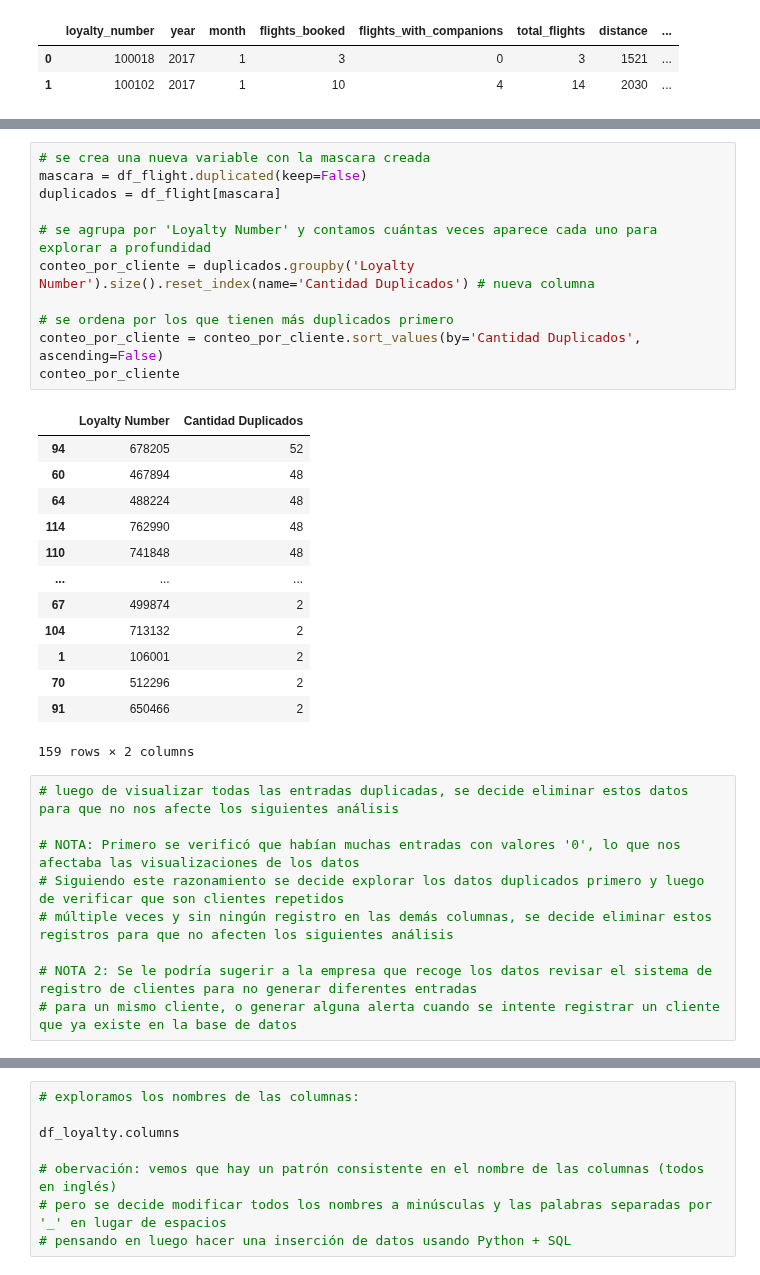
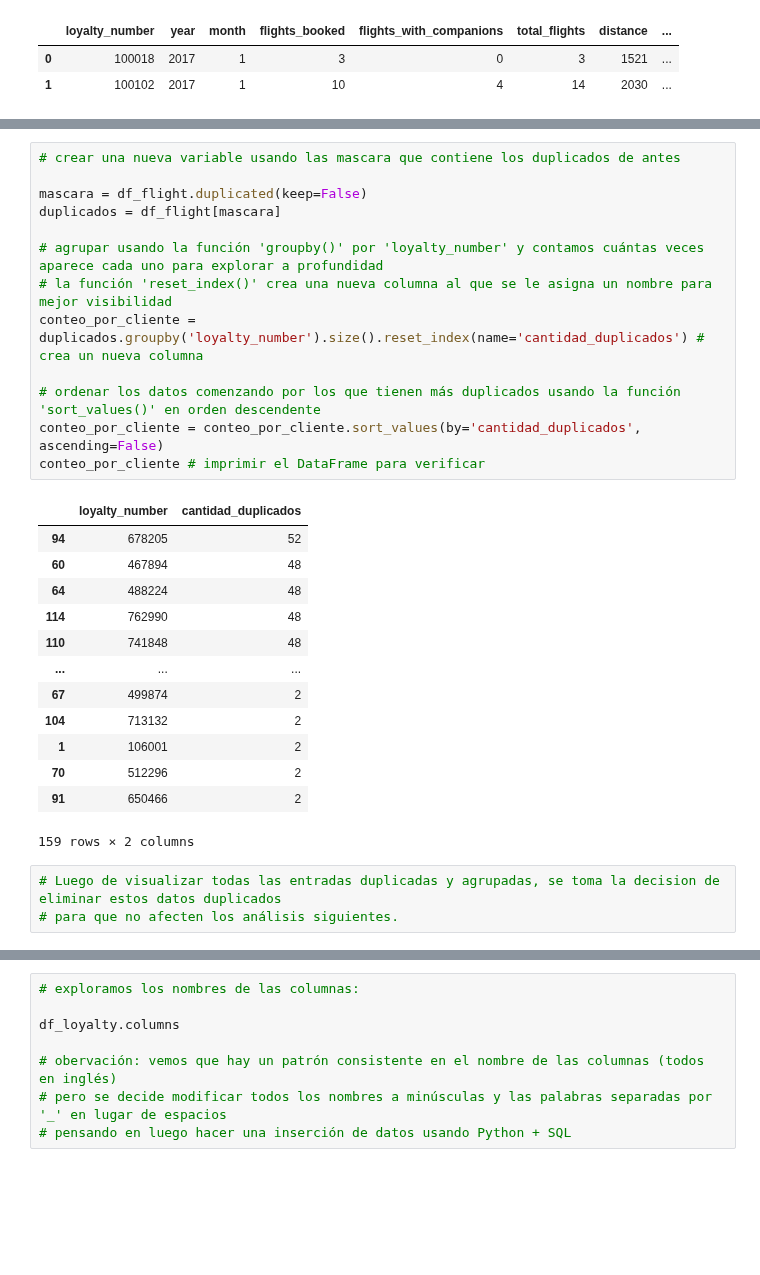
Before and after one commit to Adalab/bda-modulo-3-evaluacion-final-MarPastor, a Jupyter notebook: notebook/final_evaluation_mod3_marpastor.ipynb, the cells around one changed output, grey strips where cells are left out. Saved outputs shown, nothing was run; the diff lists cells and outputs as text; blank space fills up the shorter version.

```diff
--- a/notebook/final_evaluation_mod3_marpastor.ipynb
+++ b/notebook/final_evaluation_mod3_marpastor.ipynb
@@ -277,16 +300,18 @@ KeyError: 'Loyalty Number'
 # %%
-# se crea una nueva variable con la mascara creada
+# crear una nueva variable usando las mascara que contiene los duplicados de antes
+
 mascara = df_flight.duplicated(keep=False)
 duplicados = df_flight[mascara]
 
-# se agrupa por 'Loyalty Number' y contamos cuántas veces aparece cada uno para explorar a profundidad
-conteo_por_cliente = duplicados.groupby('Loyalty Number').size().reset_index(name='Cantidad Duplicados') # nueva columna
+# agrupar usando la función 'groupby()' por 'loyalty_number' y contamos cuántas veces aparece cada uno para explorar a profundidad
+# la función 'reset_index()' crea una nueva columna al que se le asigna un nombre para mejor visibilidad
+conteo_por_cliente = duplicados.groupby('loyalty_number').size().reset_index(name='cantidad_duplicados') # crea un nueva columna
 
-# se ordena por los que tienen más duplicados primero
-conteo_por_cliente = conteo_por_cliente.sort_values(by='Cantidad Duplicados', ascending=False)
-conteo_por_cliente
+# ordenar los datos comenzando por los que tienen más duplicados usando la función 'sort_values()' en orden descendente
+conteo_por_cliente = conteo_por_cliente.sort_values(by='cantidad_duplicados', ascending=False)
+conteo_por_cliente # imprimir el DataFrame para verificar
 # %% [output]
-|  | Loyalty Number | Cantidad Duplicados |
+|  | loyalty_number | cantidad_duplicados |
 | 94 | 678205 | 52 |
 | 60 | 467894 | 48 |
 | 64 | 488224 | 48 |
@@ -300,11 +325,5 @@ conteo_por_cliente
 | 91 | 650466 | 2 |
 159 rows × 2 columns
 # %%
-# luego de visualizar todas las entradas duplicadas, se decide eliminar estos datos para que no nos afecte los siguientes análisis
-
-# NOTA: Primero se verificó que habían muchas entradas con valores '0', lo que nos afectaba las visualizaciones de los datos
-# Siguiendo este razonamiento se decide explorar los datos duplicados primero y luego de verificar que son clientes repetidos
-# múltiple veces y sin ningún registro en las demás columnas, se decide eliminar estos registros para que no afecten los siguientes análisis
-
-# NOTA 2: Se le podría sugerir a la empresa que recoge los datos revisar el sistema de registro de clientes para no generar diferentes entradas
-# para un mismo cliente, o generar alguna alerta cuando se intente registrar un cliente que ya existe en la base de datos
+# Luego de visualizar todas las entradas duplicadas y agrupadas, se toma la decision de eliminar estos datos duplicados
+# para que no afecten los análisis siguientes.
```
Also changed, not shown: parts of 26 cells of this notebook.
